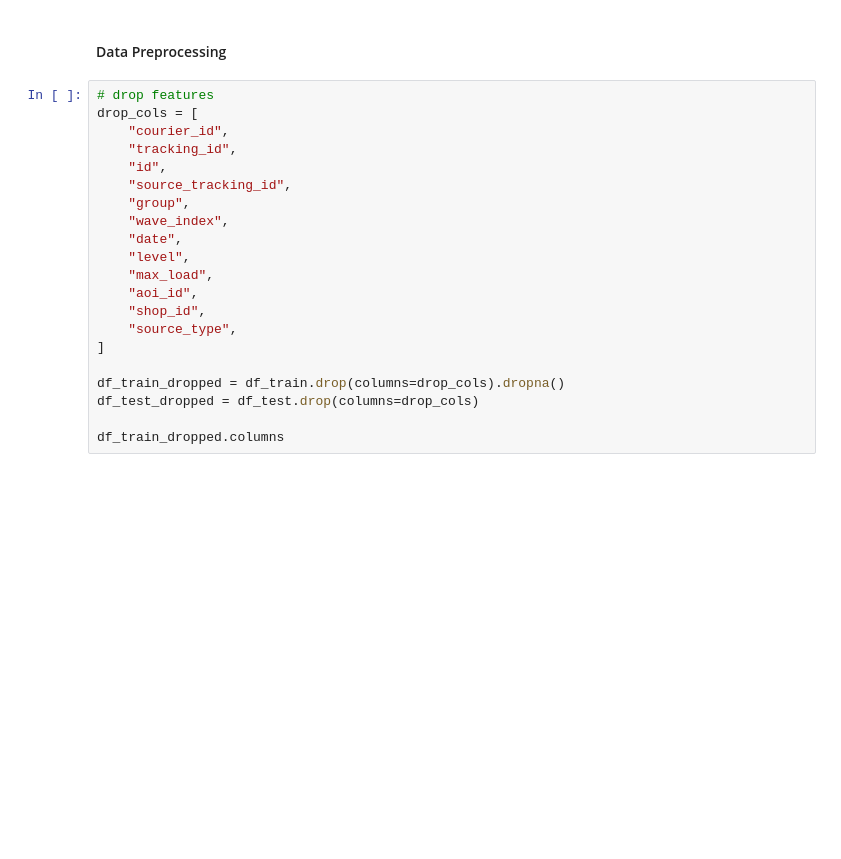
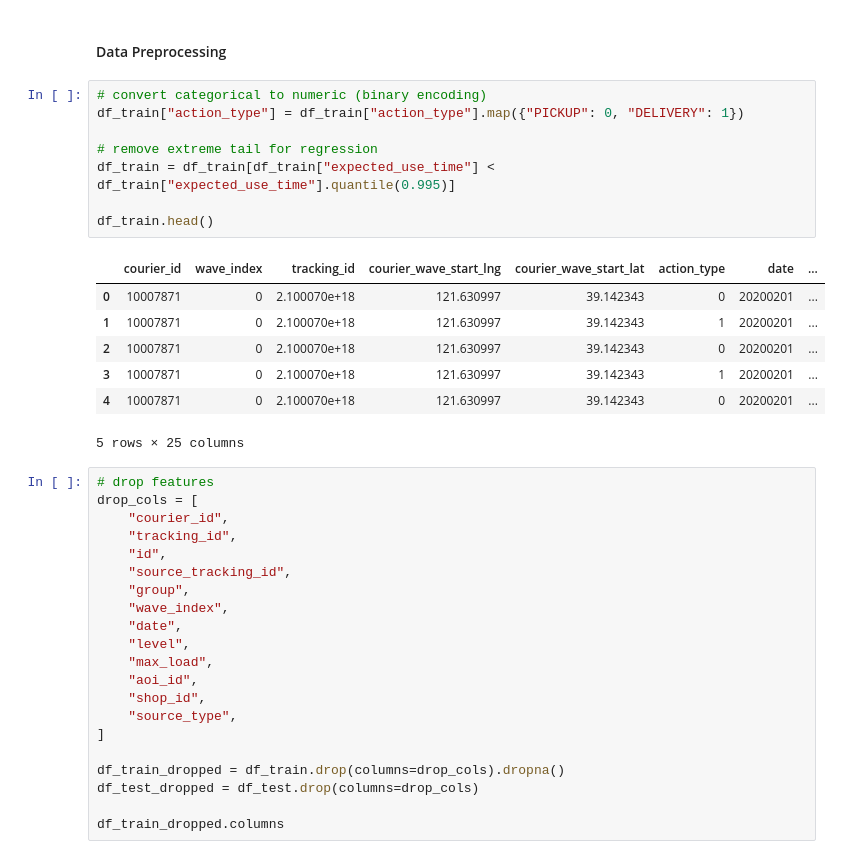
Before and after one commit to Zora-10/Machine-Learning-Individual-Project, a Jupyter notebook: Project1/solution/solution.ipynb, the cells around one changed output. Drawn from its saved outputs; the diff is of its cells as text; blank space fills up the shorter version.

```diff
--- a/Project1/solution/solution.ipynb
+++ b/Project1/solution/solution.ipynb
@@ -185,6 +184,22 @@ plt.show()
 `source_type` causes information leakage because it is directly derived from the action workflow and strongly encodes the target variable (`action_type`), making it unavailable and invalid at prediction time.
 # %% [markdown]
 #### Data Preprocessing
+# %%
+# convert categorical to numeric (binary encoding)
+df_train["action_type"] = df_train["action_type"].map({"PICKUP": 0, "DELIVERY": 1})
+
+# remove extreme tail for regression
+df_train = df_train[df_train["expected_use_time"] < df_train["expected_use_time"].quantile(0.995)]
+
+df_train.head()
+# %% [output]
+|  | courier_id | wave_index | tracking_id | courier_wave_start_lng | courier_wave_start_lat | action_type | date | ... |
+| 0 | 10007871 | 0 | 2.100070e+18 | 121.630997 | 39.142343 | 0 | 20200201 | ... |
+| 1 | 10007871 | 0 | 2.100070e+18 | 121.630997 | 39.142343 | 1 | 20200201 | ... |
+| 2 | 10007871 | 0 | 2.100070e+18 | 121.630997 | 39.142343 | 0 | 20200201 | ... |
+| 3 | 10007871 | 0 | 2.100070e+18 | 121.630997 | 39.142343 | 1 | 20200201 | ... |
+| 4 | 10007871 | 0 | 2.100070e+18 | 121.630997 | 39.142343 | 0 | 20200201 | ... |
+5 rows × 25 columns
 # %%
 # drop features
 drop_cols = [
```
Also changed, not shown: parts of 46 cells of this notebook, 2 other files.
